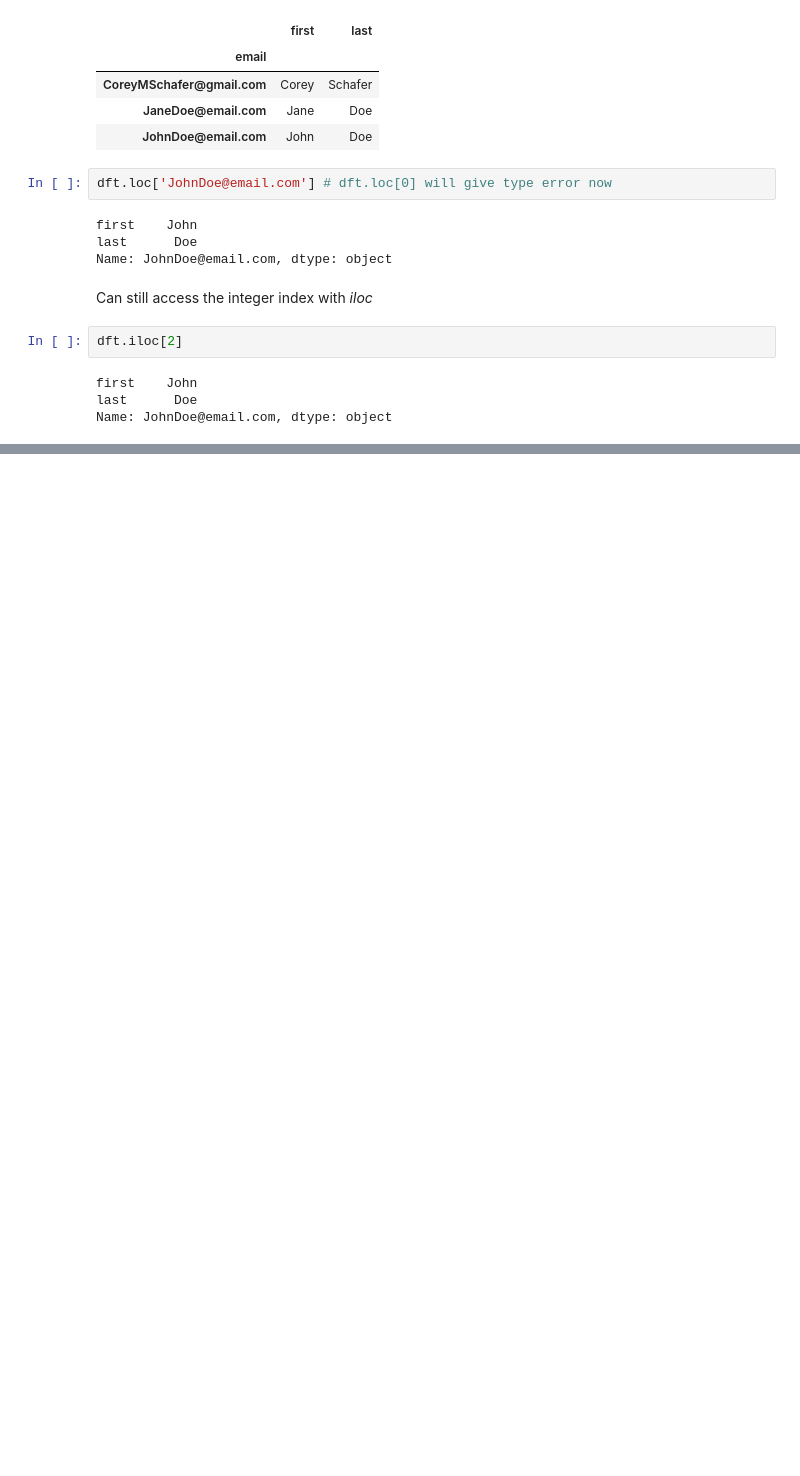
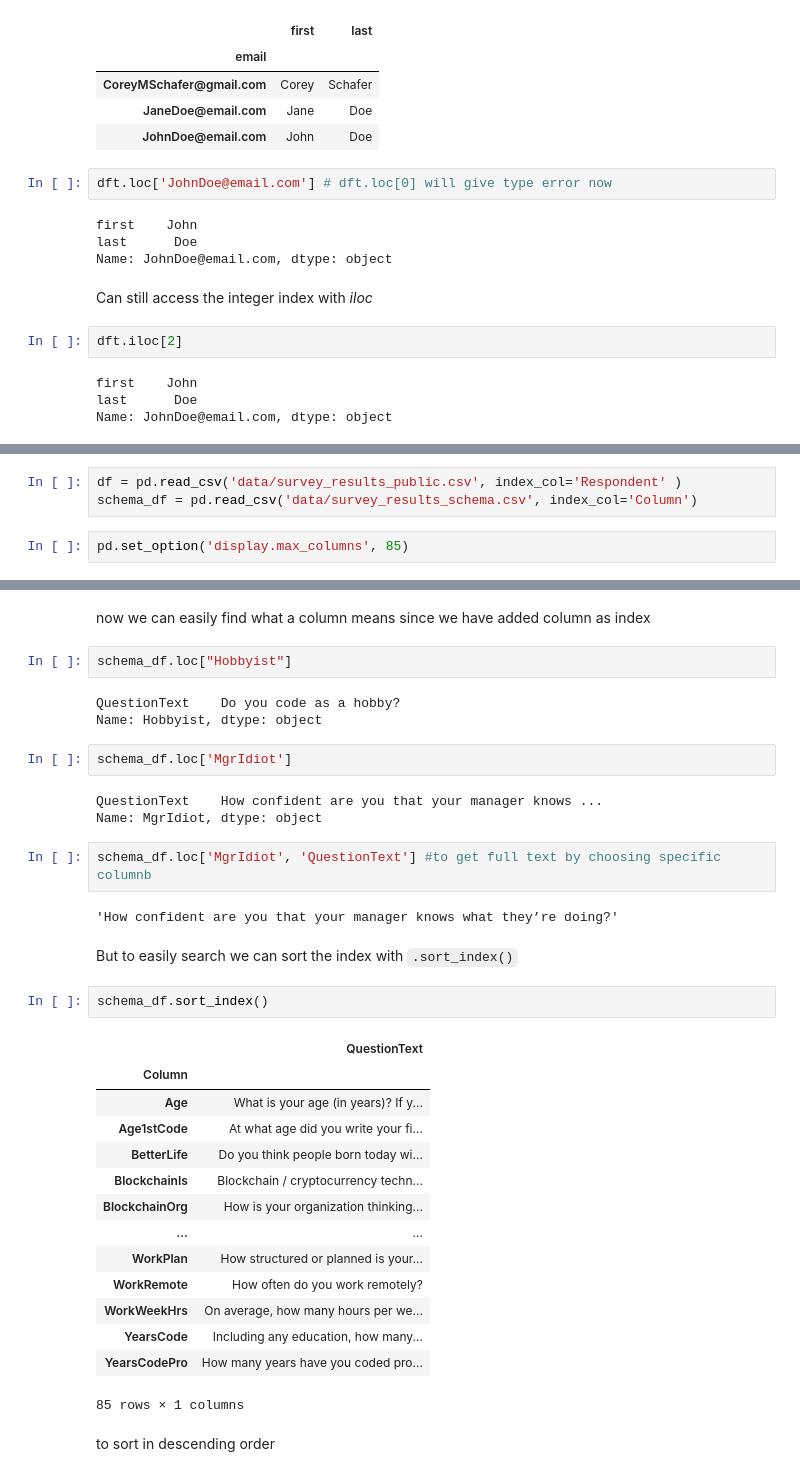
Before and after one commit to innovinitylabs/pandas-notes-corey-schaffer, a Jupyter notebook: 03-Indexes-Set_reset_use.ipynb, the cells around one changed output, grey strips where cells are left out. Drawn from its saved outputs; the diff is of its cells as text; blank space fills up the shorter version.

Commit message:
FINISHED VIDEO 03, learned Index basics

```diff
--- a/03-Indexes-Set_reset_use.ipynb
+++ b/03-Indexes-Set_reset_use.ipynb
@@ -72,0 +98,5 @@ Name: JohnDoe@email.com, dtype: object
+# %%
+df = pd.read_csv('data/survey_results_public.csv', index_col='Respondent' )
+schema_df = pd.read_csv('data/survey_results_schema.csv', index_col='Column')
+# %%
+pd.set_option('display.max_columns', 85)
@@ -72,0 +117,37 @@ Name: JohnDoe@email.com, dtype: object
+# %% [markdown]
+now we can easily find what a column means since we have added column as index
+# %%
+schema_df.loc["Hobbyist"]
+# %% [output]
+QuestionText    Do you code as a hobby?
+Name: Hobbyist, dtype: object
+# %%
+schema_df.loc['MgrIdiot']
+# %% [output]
+QuestionText    How confident are you that your manager knows ...
+Name: MgrIdiot, dtype: object
+# %%
+schema_df.loc['MgrIdiot', 'QuestionText'] #to get full text by choosing specific columnb
+# %% [output]
+'How confident are you that your manager knows what they’re doing?'
+# %% [markdown]
+But to easily search we can sort the index with `.sort_index()`
+# %%
+schema_df.sort_index()
+# %% [output]
+|  | QuestionText |
+| Column |  |
+| Age | What is your age (in years)? If y... |
+| Age1stCode | At what age did you write your fi... |
+| BetterLife | Do you think people born today wi... |
+| BlockchainIs | Blockchain / cryptocurrency techn... |
+| BlockchainOrg | How is your organization thinking... |
+| ... | ... |
+| WorkPlan | How structured or planned is your... |
+| WorkRemote | How often do you work remotely? |
+| WorkWeekHrs | On average, how many hours per we... |
+| YearsCode | Including any education, how many... |
+| YearsCodePro | How many years have you coded pro... |
+85 rows × 1 columns
+# %% [markdown]
+to sort in descending order
```
Also changed, not shown: parts of 11 cells of this notebook.
